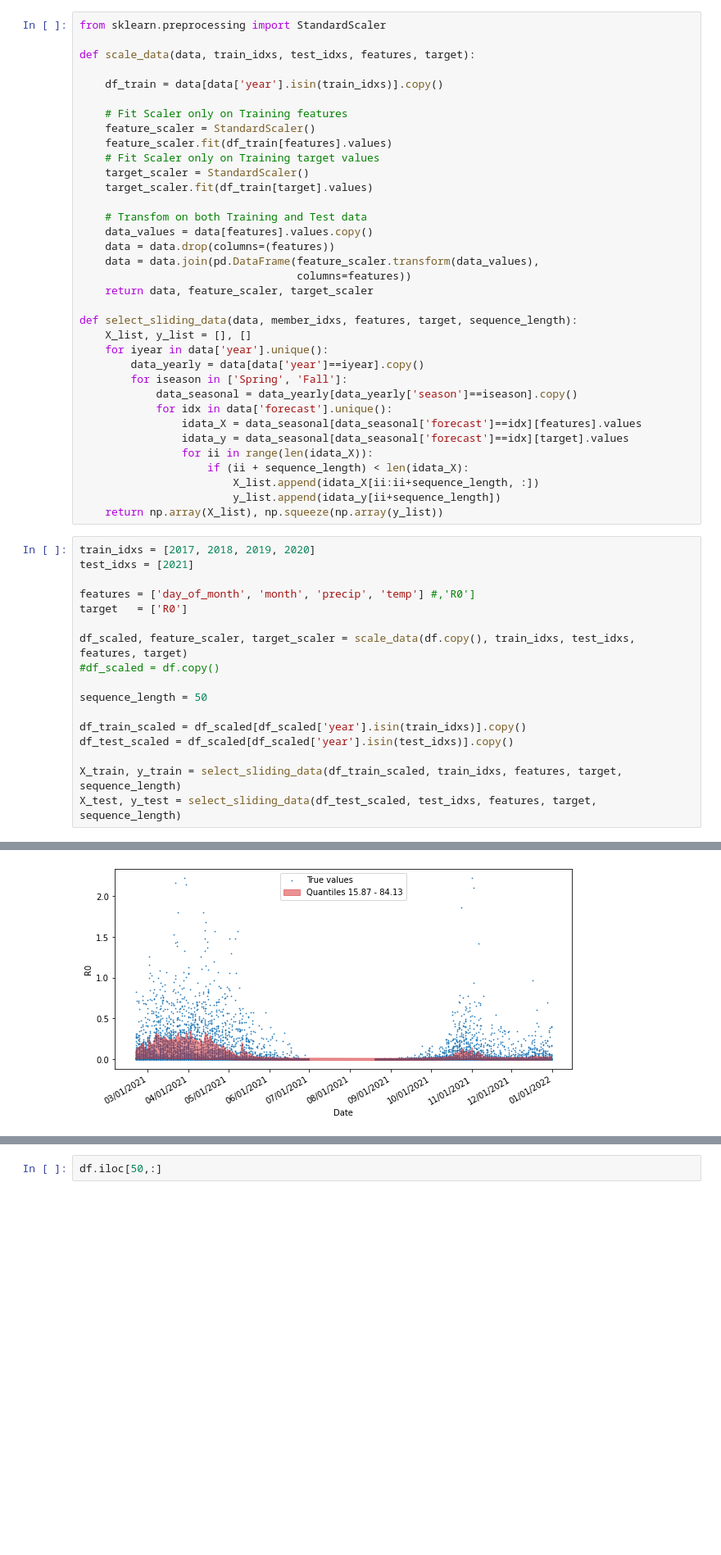
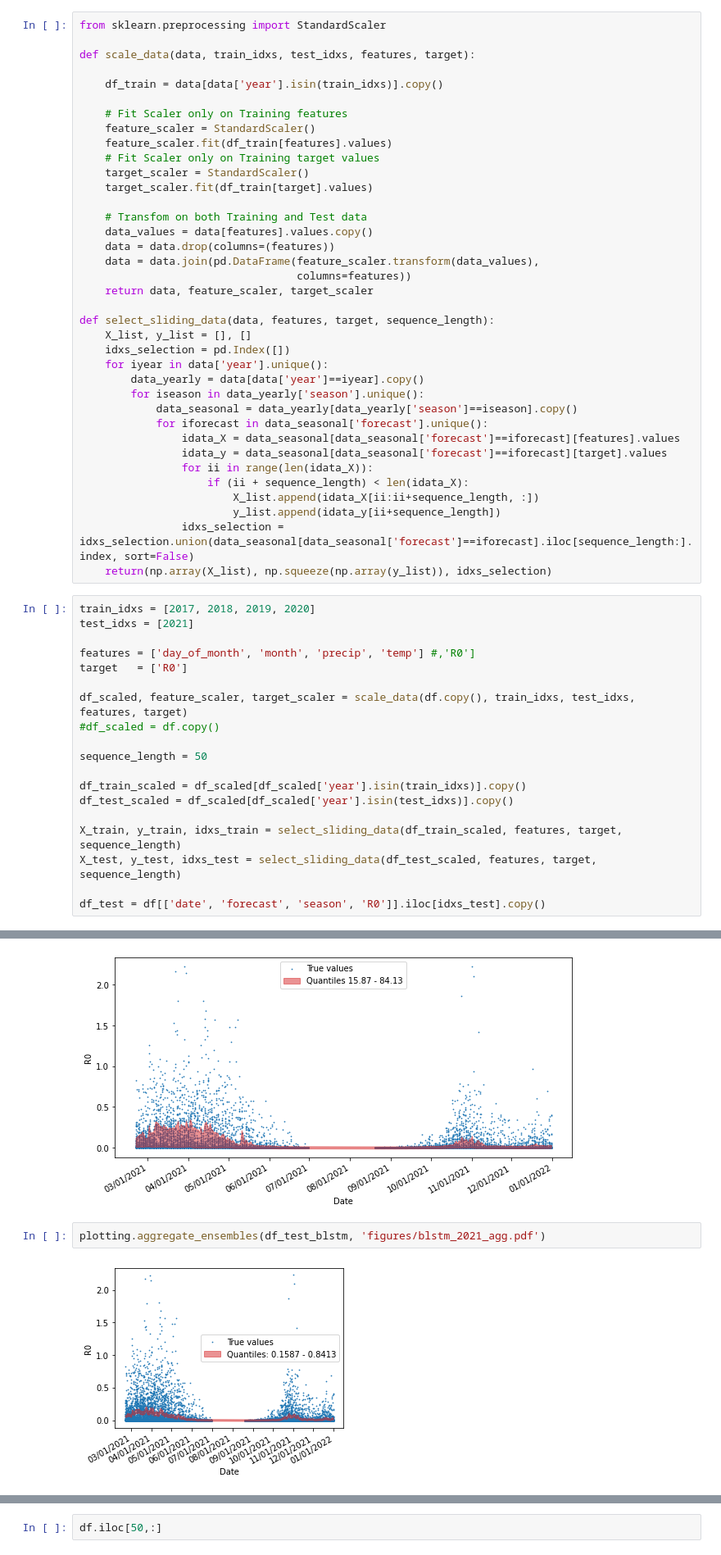
Before and after one commit to IBM/UQ-climate-impact-benchmarking, a Jupyter notebook: emsemble_modeling.ipynb, the cells around one changed output, grey strips where cells are left out. Shown: that part at 82% size. Saved outputs shown, nothing was run; the diff lists cells and outputs as text; blank space fills up the shorter version.

```diff
--- a/emsemble_modeling.ipynb
+++ b/emsemble_modeling.ipynb
@@ -97,20 +97,22 @@ def scale_data(data, train_idxs, test_idxs, features, target):
                                   columns=features))
     return data, feature_scaler, target_scaler
 
-def select_sliding_data(data, member_idxs, features, target, sequence_length):
+def select_sliding_data(data, features, target, sequence_length):
     X_list, y_list = [], []
+    idxs_selection = pd.Index([])
     for iyear in data['year'].unique():
         data_yearly = data[data['year']==iyear].copy()
-        for iseason in ['Spring', 'Fall']:
+        for iseason in data_yearly['season'].unique():
             data_seasonal = data_yearly[data_yearly['season']==iseason].copy()
-            for idx in data['forecast'].unique():
-                idata_X = data_seasonal[data_seasonal['forecast']==idx][features].values
-                idata_y = data_seasonal[data_seasonal['forecast']==idx][target].values
+            for iforecast in data_seasonal['forecast'].unique():
+                idata_X = data_seasonal[data_seasonal['forecast']==iforecast][features].values
+                idata_y = data_seasonal[data_seasonal['forecast']==iforecast][target].values
                 for ii in range(len(idata_X)):
                     if (ii + sequence_length) < len(idata_X):
                         X_list.append(idata_X[ii:ii+sequence_length, :])
                         y_list.append(idata_y[ii+sequence_length])
-    return np.array(X_list), np.squeeze(np.array(y_list))
+                idxs_selection = idxs_selection.union(data_seasonal[data_seasonal['forecast']==iforecast].iloc[sequence_length:].index, sort=False)
+    return(np.array(X_list), np.squeeze(np.array(y_list)), idxs_selection)
 # %%
 train_idxs = [2017, 2018, 2019, 2020]
 test_idxs = [2021]
@@ -126,5 +128,7 @@ sequence_length = 50
 df_train_scaled = df_scaled[df_scaled['year'].isin(train_idxs)].copy()
 df_test_scaled = df_scaled[df_scaled['year'].isin(test_idxs)].copy()
 
-X_train, y_train = select_sliding_data(df_train_scaled, train_idxs, features, target, sequence_length)
-X_test, y_test = select_sliding_data(df_test_scaled, test_idxs, features, target, sequence_length)
+X_train, y_train, idxs_train = select_sliding_data(df_train_scaled, features, target, sequence_length)
+X_test, y_test, idxs_test = select_sliding_data(df_test_scaled, features, target, sequence_length)
+
+df_test = df[['date', 'forecast', 'season', 'R0']].iloc[idxs_test].copy()
@@ -263,3 +260,7 @@ plotting.aggregate_ensembles_samples(test_df, 'figures/blstm_2021_agg_samples.pd
 [2650000 rows x 3 columns]
 0.7987924528301886
 [figure]
+# %%
+plotting.aggregate_ensembles(df_test_blstm, 'figures/blstm_2021_agg.pdf')
+# %% [output]
+[figure, added]
```
Also changed, not shown: parts of 21 cells of this notebook, 3 other files.
